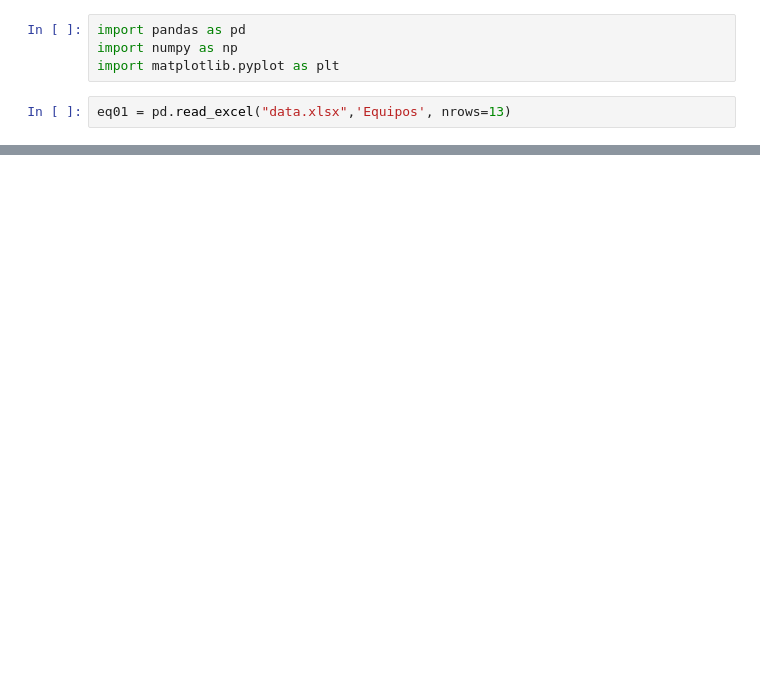
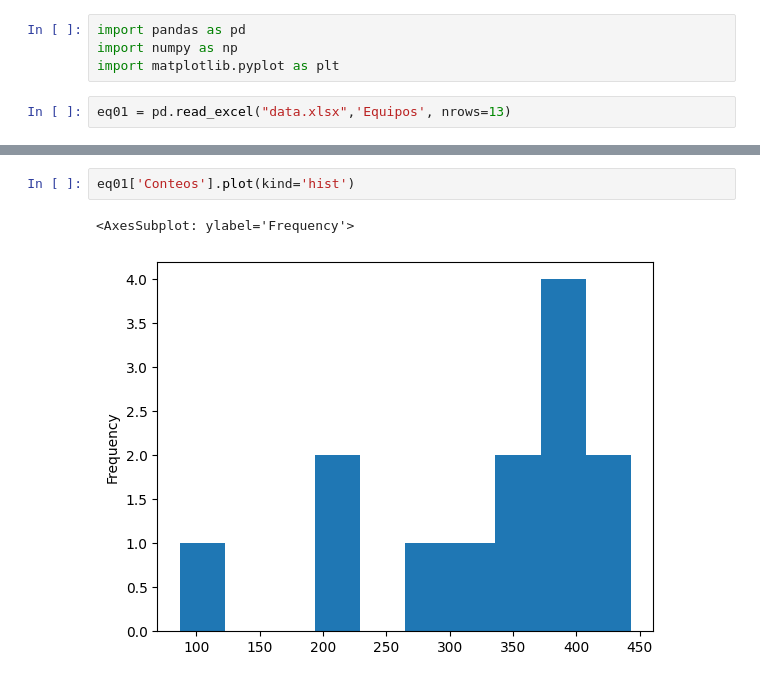
Before and after one commit to ecostichp/Pandas-InventarioA1-Ejercicio, a Jupyter notebook: a.ipynb, the cells around one changed output, grey strips where cells are left out. Cells and saved outputs as stored; diff of their text form; blank space fills up the shorter version.

```diff
--- a/a.ipynb
+++ b/a.ipynb
@@ -23,0 +34,5 @@ eq01['Conteos'].plot(kind='box')
+# %%
+eq01['Conteos'].plot(kind='hist')
+# %% [output]
+<AxesSubplot: ylabel='Frequency'>
+[figure, added]
```
Also changed, not shown: parts of 13 cells of this notebook, 1 other file.
